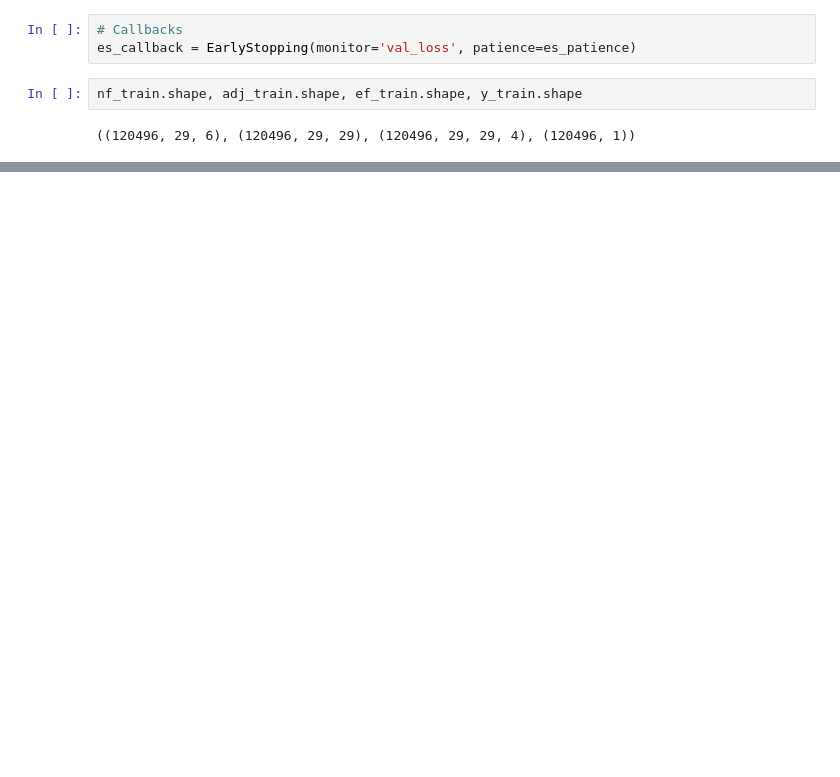
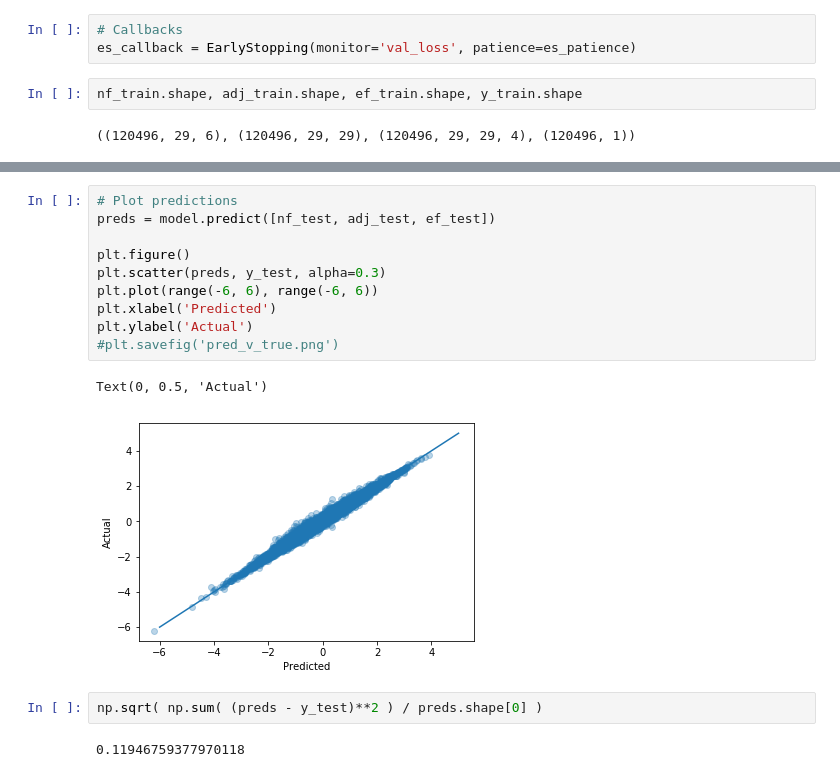
Before and after one commit to abiricz/spektral, a Jupyter notebook: notebooks/spektral_package_test.ipynb, the cells around one changed output, grey strips where cells are left out. Drawn from its saved outputs; the diff is of its cells as text; blank space fills up the shorter version.

```diff
--- a/notebooks/spektral_package_test.ipynb
+++ b/notebooks/spektral_package_test.ipynb
@@ -238,0 +271,17 @@ Epoch 2/25
+# %%
+# Plot predictions
+preds = model.predict([nf_test, adj_test, ef_test])
+
+plt.figure()
+plt.scatter(preds, y_test, alpha=0.3)
+plt.plot(range(-6, 6), range(-6, 6))
+plt.xlabel('Predicted')
+plt.ylabel('Actual')
+#plt.savefig('pred_v_true.png')
+# %% [output]
+Text(0, 0.5, 'Actual')
+[figure, added]
+# %%
+np.sqrt( np.sum( (preds - y_test)**2 ) / preds.shape[0] )
+# %% [output]
+0.11946759377970118
```
Also changed, not shown: parts of 8 cells of this notebook.
